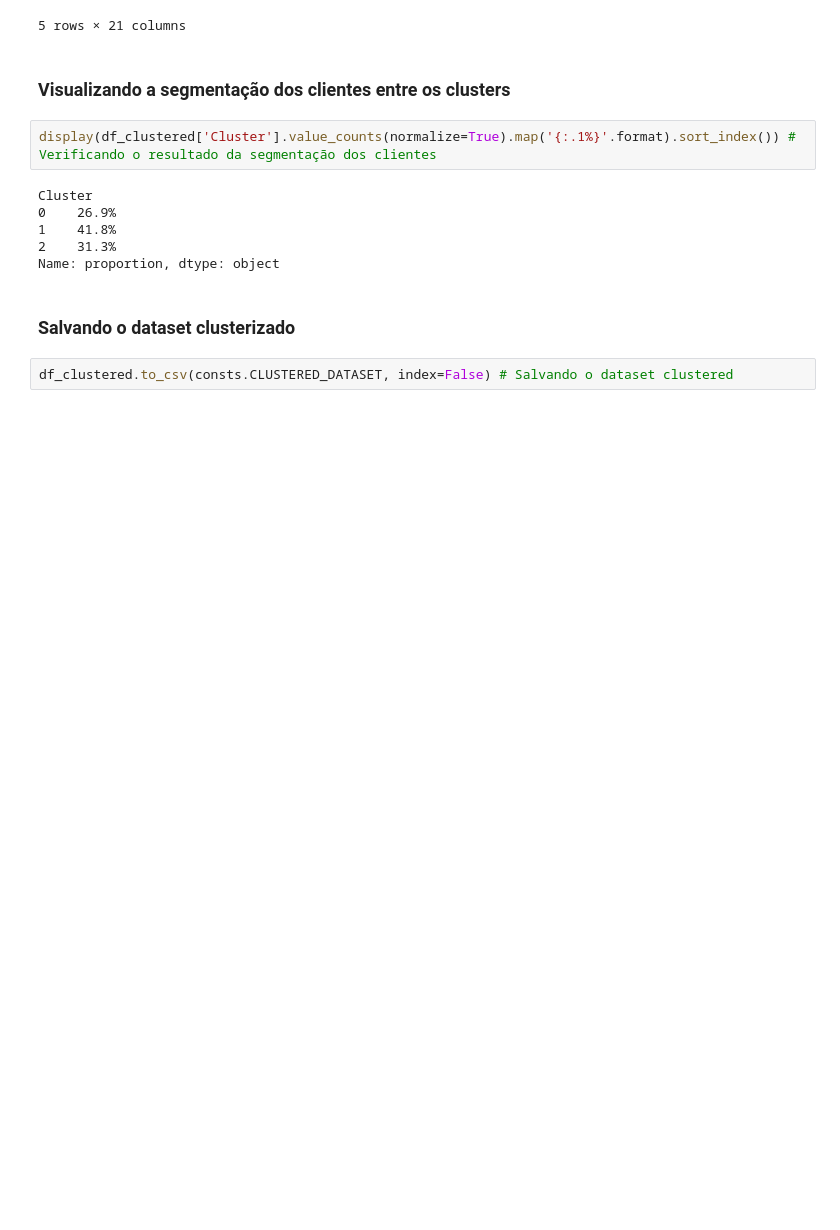
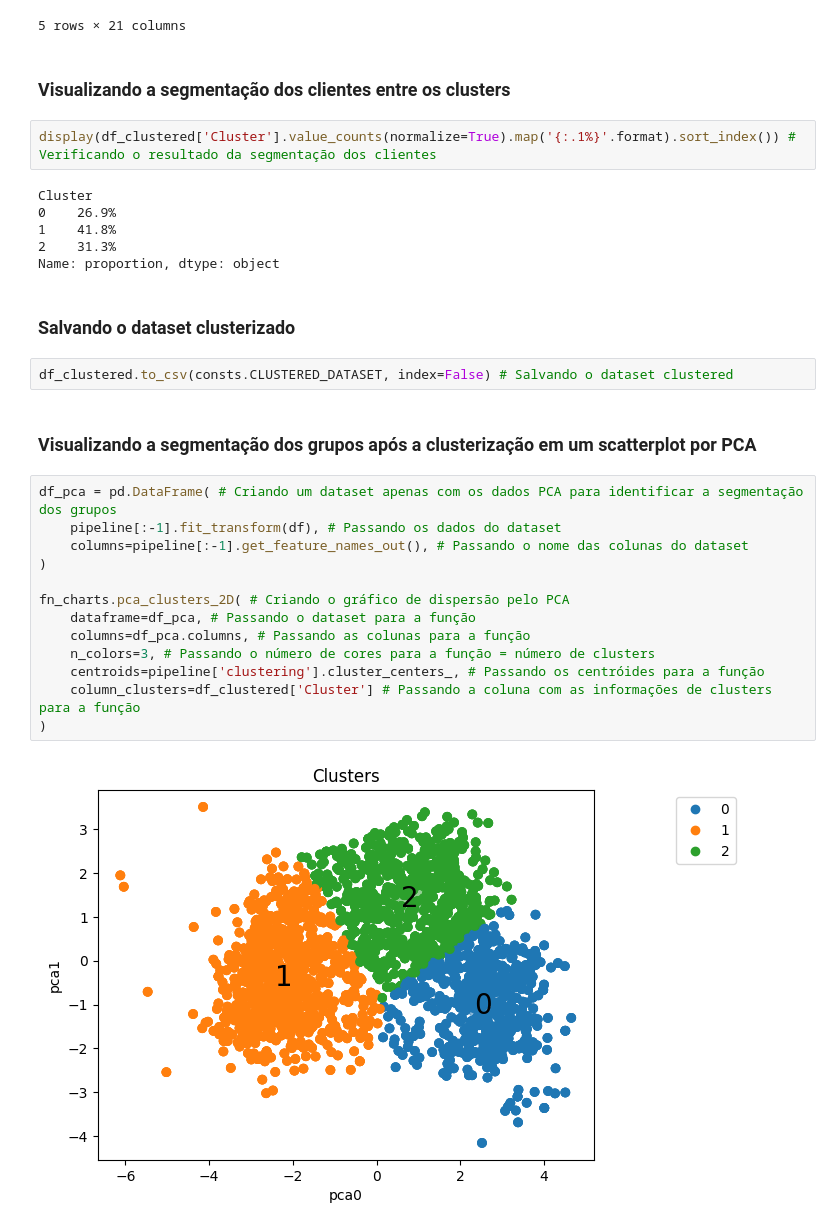
Before and after one commit to matheusresende7/ds_projeto_final_5_modelo_clusterizacao_classificacao_app_delivery, a Jupyter notebook: notebooks/06_feature_engineering.ipynb, the cells around one changed output. Cells and saved outputs as stored; diff of their text form; blank space fills up the shorter version.

```diff
--- a/notebooks/06_feature_engineering.ipynb
+++ b/notebooks/06_feature_engineering.ipynb
@@ -313,3 +313,20 @@ Name: proportion, dtype: object
 ### Salvando o dataset clusterizado
 # %%
 df_clustered.to_csv(consts.CLUSTERED_DATASET, index=False) # Salvando o dataset clustered
+# %% [markdown]
+### Visualizando a segmentação dos grupos após a clusterização em um scatterplot por PCA
+# %%
+df_pca = pd.DataFrame( # Criando um dataset apenas com os dados PCA para identificar a segmentação dos grupos
+    pipeline[:-1].fit_transform(df), # Passando os dados do dataset
+    columns=pipeline[:-1].get_feature_names_out(), # Passando o nome das colunas do dataset
+)
+
+fn_charts.pca_clusters_2D( # Criando o gráfico de dispersão pelo PCA
+    dataframe=df_pca, # Passando o dataset para a função
+    columns=df_pca.columns, # Passando as colunas para a função
+    n_colors=3, # Passando o número de cores para a função = número de clusters
+    centroids=pipeline['clustering'].cluster_centers_, # Passando os centróides para a função
+    column_clusters=df_clustered['Cluster'] # Passando a coluna com as informações de clusters para a função
+)
+# %% [output]
+[figure, added]
```
Also changed, not shown: parts of 3 cells of this notebook, 1 other file.
